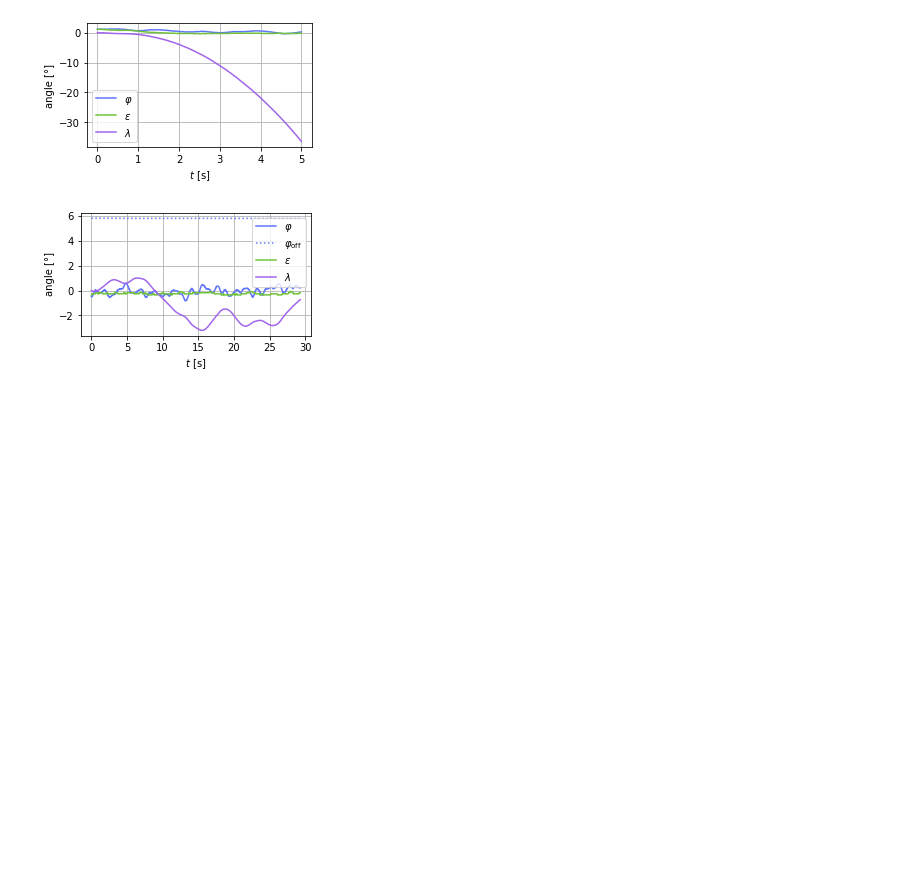
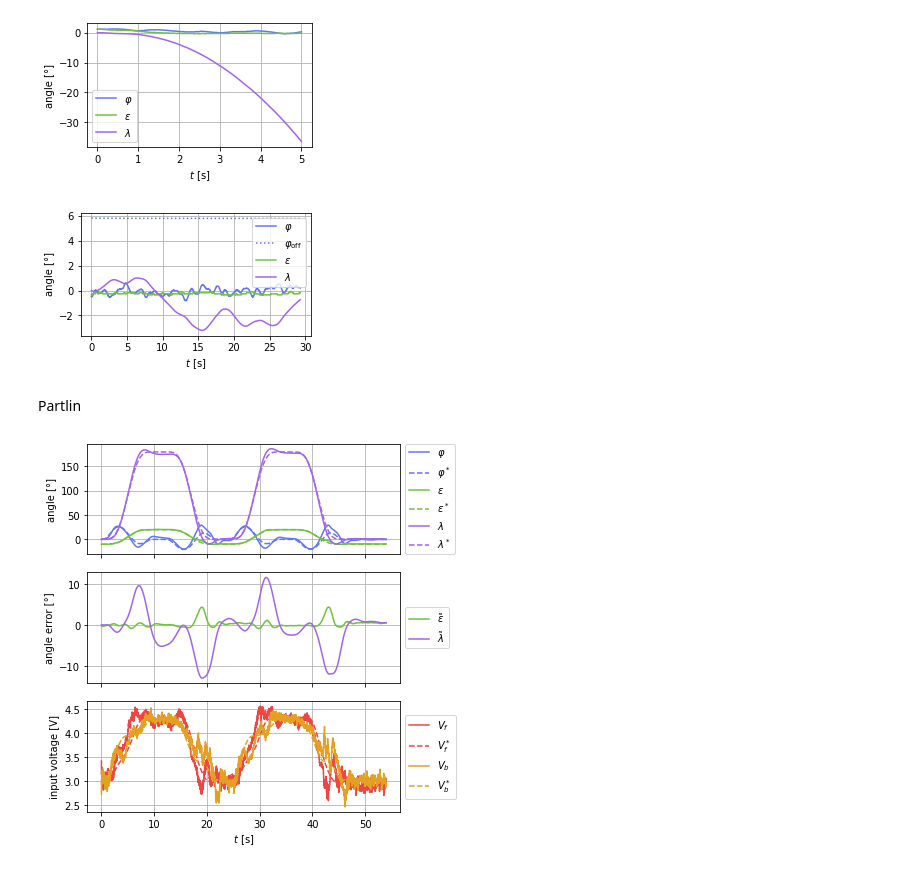
Before and after one commit to Rojetto/helicopter_thesis_code, a Jupyter notebook: scripts/diagrams.ipynb, the cells around one changed output. Saved outputs shown, nothing was run; the diff lists cells and outputs as text; code cells hidden in the pictures; blank space fills up the shorter version.

```diff
--- a/scripts/diagrams.ipynb
+++ b/scripts/diagrams.ipynb
@@ -254,14 +254,14 @@ def plot_traj(clip):
     plt.plot(clip.t, clip.traj_lamb[:, 0]/deg, label="$\\lambda^*$", **lamb_color, ls='--')
     plt.ylabel("angle [°]")
     plt.grid()
-    plt.legend()
+    plt.legend(**leg)
 
     plt.subplot(312)
     plt.plot(clip.t, (clip.eps - clip.traj_eps[:, 0])/deg, label="$\\tilde\\varepsilon$", **eps_color)
     plt.plot(clip.t, (clip.lamb - clip.traj_lamb[:, 0])/deg, label="$\\tilde\\lambda$", **lamb_color)
     plt.ylabel("angle error [°]")
     plt.grid()
-    plt.legend()
+    plt.legend(**leg)
 
     plt.subplot(313, sharex=ax1)
     plt.step(clip.t, clip.vf, label="$V_f$", **vf_color)
@@ -271,7 +271,7 @@ def plot_traj(clip):
     plt.xlabel("$t$ [s]")
     plt.ylabel('input voltage [V]')
     plt.grid()
-    plt.legend()
+    plt.legend(**leg)
 
     squeeze_subplots()
 
@@ -1574,3 +1574,14 @@ plt.tight_layout()
 my_savefig('kalman_phi0_with_ekf')
 # %% [output]
 [figure]
+# %% [markdown]
+Partlin
+# %%
+meas = load_meas('plin_2.1.2')
+clip = clip_and_unify(meas)
+
+plt.figure(figsize=(6, 6))
+plot_traj(clip)
+my_savefig('plin_2.1.2')
+# %% [output]
+[figure, added]
```
Also changed, not shown: parts of 1 cell of this notebook, 1 other file.
